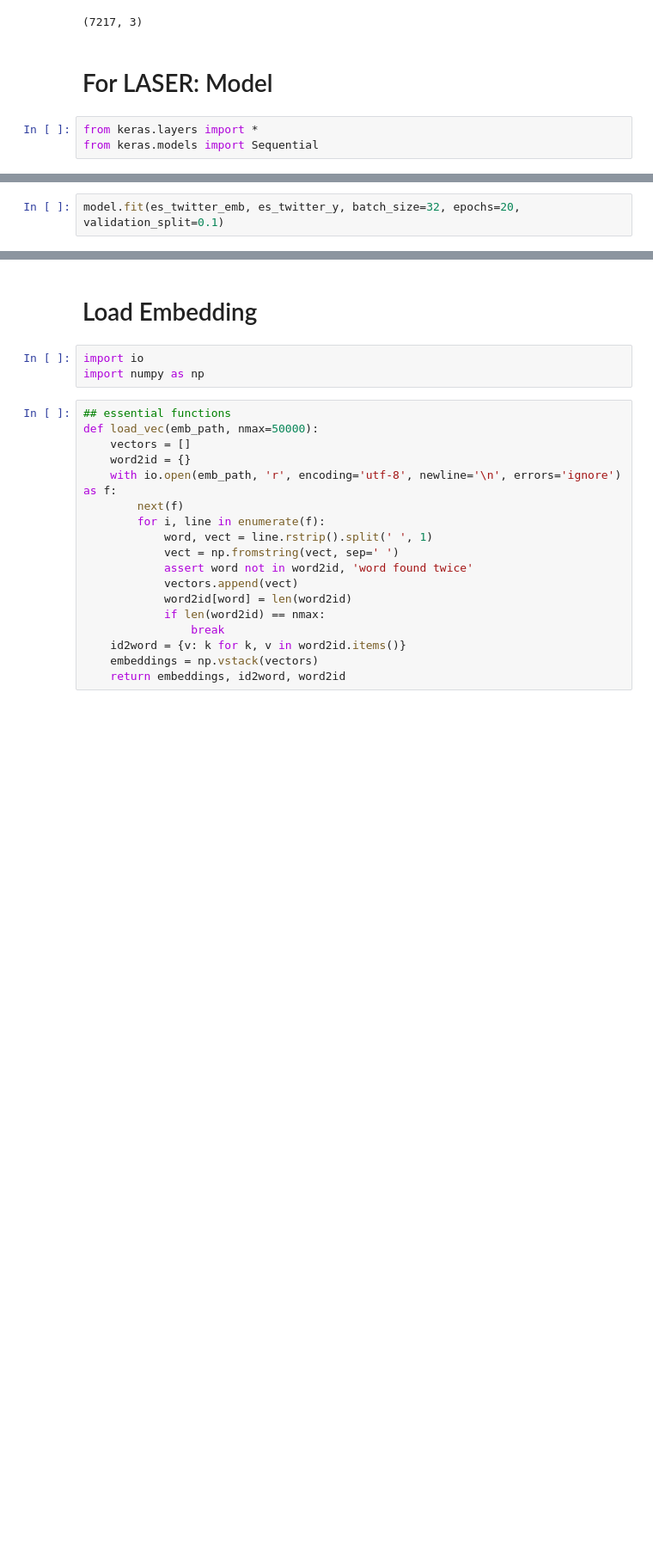
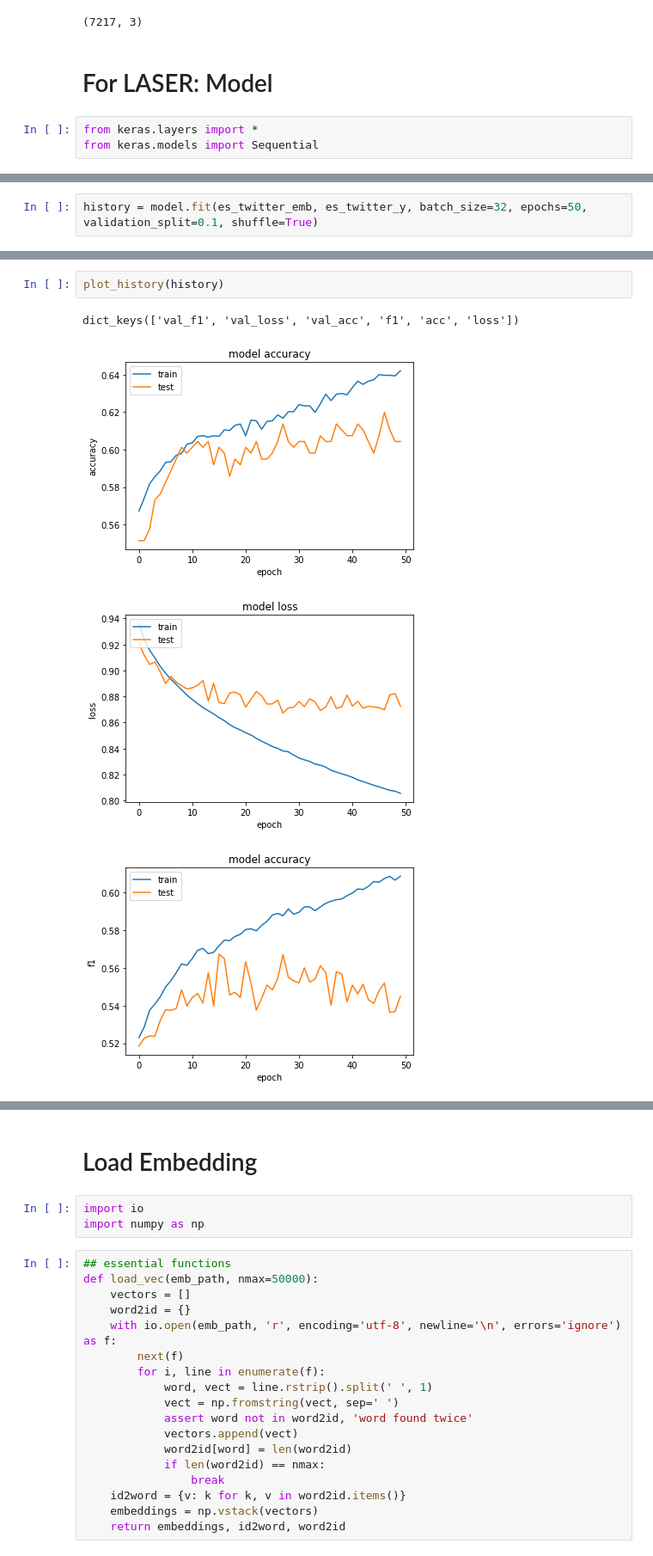
Before and after one commit to sedflix/decomi, a Jupyter notebook: notebooks/base_classifer.ipynb, the cells around one changed output, grey strips where cells are left out. Shown at 86% size. Saved outputs shown, nothing was run; the diff lists cells and outputs as text; blank space fills up the shorter version.

```diff
--- a/notebooks/base_classifer.ipynb
+++ b/notebooks/base_classifer.ipynb
@@ -267,4 +361,4 @@ model.evaluate(es_twitter_emb, es_twitter_y)
 # %%
-model.fit(es_twitter_emb, es_twitter_y, batch_size=32, epochs=20, validation_split=0.1)
+history = model.fit(es_twitter_emb, es_twitter_y, batch_size=32, epochs=50, validation_split=0.1, shuffle=True)
 # %% [output]
 Train on 2881 samples, validate on 321 samples
@@ -287,0 +381,7 @@ Epoch 20/20
+# %%
+plot_history(history)
+# %% [output]
+dict_keys(['val_f1', 'val_loss', 'val_acc', 'f1', 'acc', 'loss'])
+[figure, added]
+[figure, added]
+[figure, added]
```
Also changed, not shown: parts of 49 cells of this notebook.
